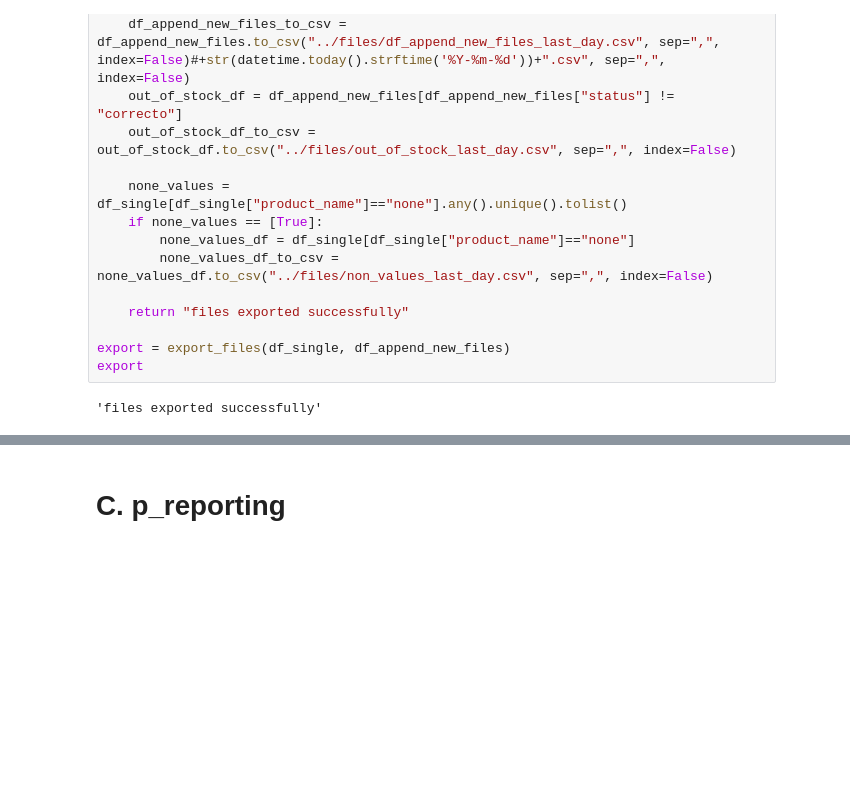
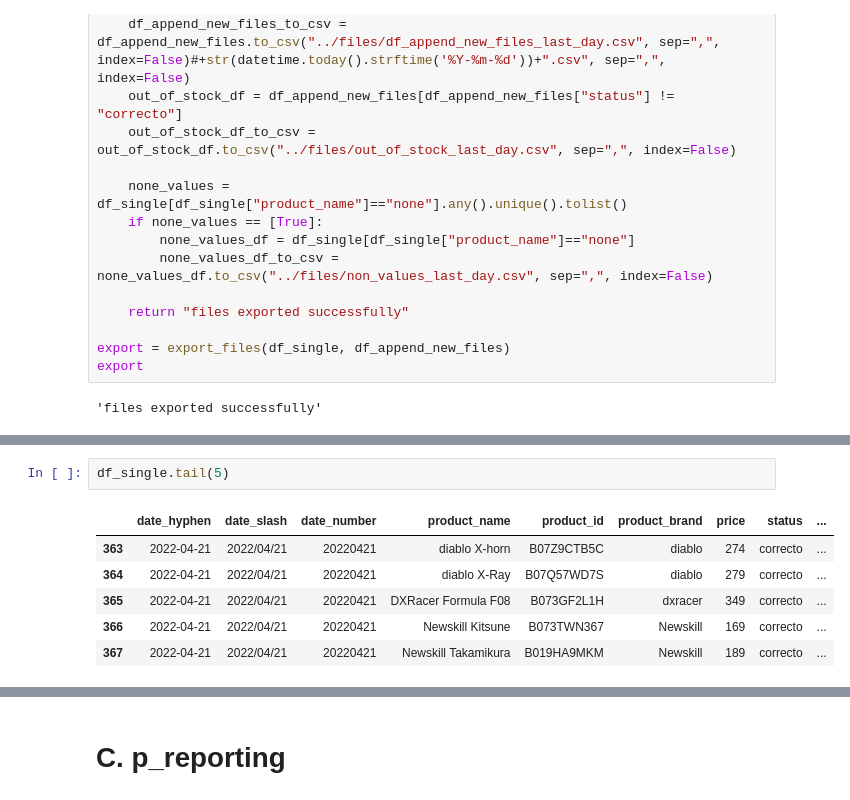
Before and after one commit to alvaro-saez/business_afi, a Jupyter notebook: notebooks/business_afi_acquisition_formulas.ipynb, the cells around one changed output, grey strips where cells are left out. Cells and saved outputs as stored; diff of their text form; blank space fills up the shorter version.

```diff
--- a/notebooks/business_afi_acquisition_formulas.ipynb
+++ b/notebooks/business_afi_acquisition_formulas.ipynb
@@ -495,6 +495,15 @@ df_single.head()
 | 2 | 2022-04-14 | 2022/04/14 | 20220414 | Cashoffice B081QDV9VR | B081QDV9VR | Cashoffice | 83 | correcto | ... |
 | 3 | 2022-04-14 | 2022/04/14 | 20220414 | Cedric B07SRYBJ6L | B07SRYBJ6L | Cedric | 252 | correcto | ... |
 | 4 | 2022-04-14 | 2022/04/14 | 20220414 | Noblewell B08DR42HFV | B08DR42HFV | Noblewell | 139 | correcto | ... |
+# %%
+df_single.tail(5)
+# %% [output]
+|  | date_hyphen | date_slash | date_number | product_name | product_id | product_brand | price | status | ... |
+| 363 | 2022-04-21 | 2022/04/21 | 20220421 | diablo X-horn | B07Z9CTB5C | diablo | 274 | correcto | ... |
+| 364 | 2022-04-21 | 2022/04/21 | 20220421 | diablo X-Ray | B07Q57WD7S | diablo | 279 | correcto | ... |
+| 365 | 2022-04-21 | 2022/04/21 | 20220421 | DXRacer Formula F08 | B073GF2L1H | dxracer | 349 | correcto | ... |
+| 366 | 2022-04-21 | 2022/04/21 | 20220421 | Newskill Kitsune | B073TWN367 | Newskill | 169 | correcto | ... |
+| 367 | 2022-04-21 | 2022/04/21 | 20220421 | Newskill Takamikura | B019HA9MKM | Newskill | 189 | correcto | ... |
 # %%
 len(df_single)
 # %% [output]
```
Also changed, not shown: parts of 1 cell of this notebook, 3 other files.
